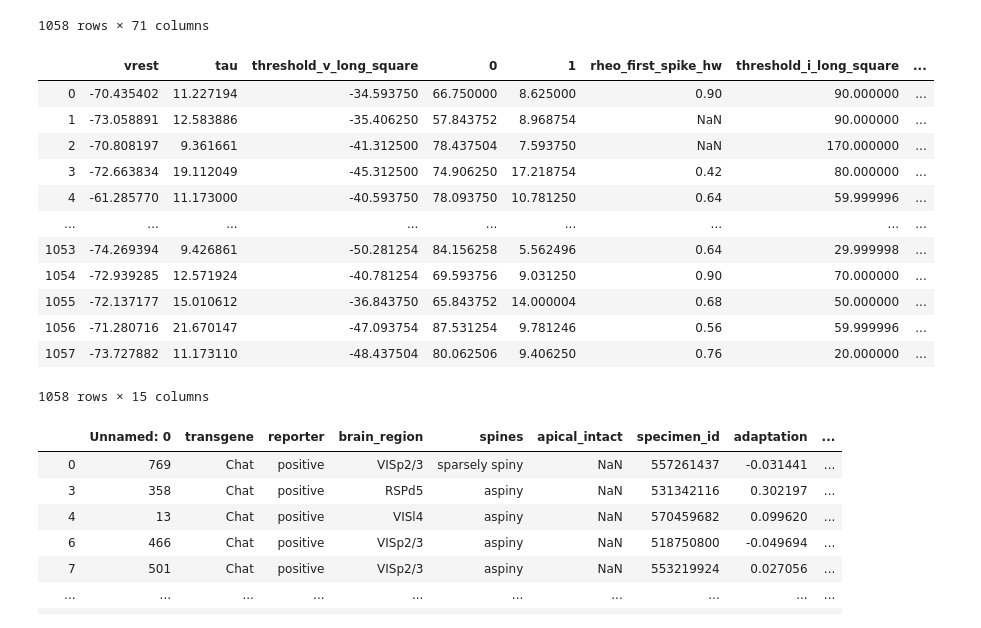
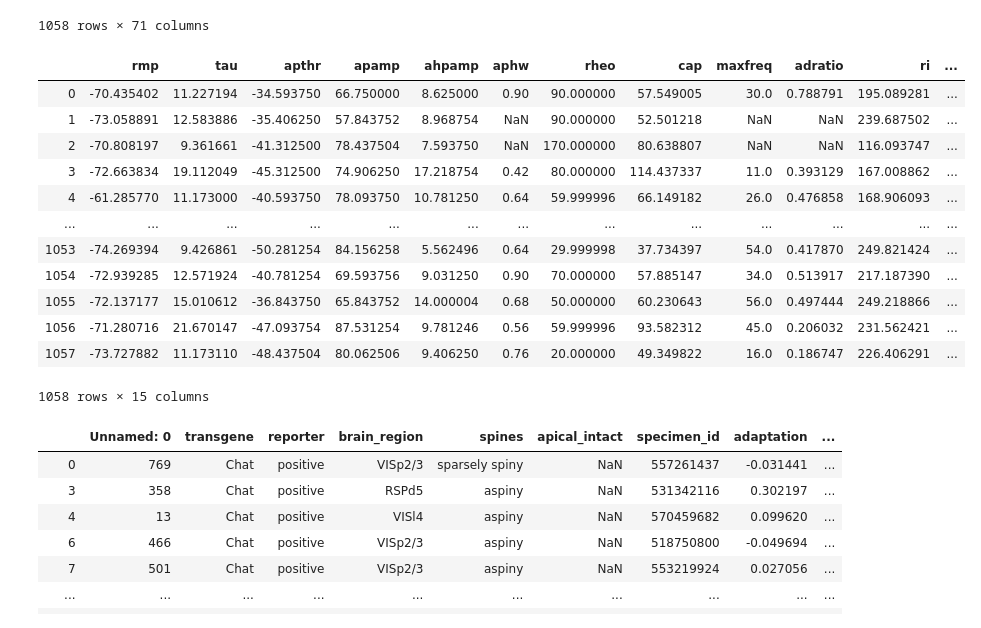
Before and after one commit to youngseok-seo/GeneExpression, a Jupyter notebook: Predicting Gene Expression with Lasso Models.ipynb, the cells around one changed output. Cells and saved outputs as stored; diff of their text form; code cells hidden in the pictures.

```diff
--- a/Predicting Gene Expression with Lasso Models.ipynb
+++ b/Predicting Gene Expression with Lasso Models.ipynb
@@ -33,42 +33,45 @@ csv
 # %%
 # select features and create a new data frame
 
 rmp = csv['vrest']
 tau = csv['tau']
 apthr = csv['threshold_v_long_square']
 apamp = np.subtract(csv['peak_v_long_square'], csv['threshold_v_long_square'])
 ahpamp = np.subtract(csv['threshold_v_long_square'], csv['fast_trough_v_long_square'])
 aphw = np.multiply(csv['rheo_first_spike_hw'], 1000)
 rheo = csv['threshold_i_long_square']
 cap = np.multiply(np.divide(csv['tau'], csv['ri']), 1000)
 maxfreq = csv['max_rate_long_square']
 adratio = csv['max_rate_first_mean_adratio']
 ri = csv['ri']
 sag = csv['sag']
 f_i_curve_slope = csv['f_i_curve_slope']
 avg_isi = csv['avg_isi']
 latency = csv['latency']
 
 f_cols = [rmp, tau, apthr, apamp, ahpamp, aphw, rheo, cap, maxfreq,
           adratio, ri, sag, f_i_curve_slope, avg_isi, latency]
 
 features = pd.concat(f_cols, axis=1)
 
+features.columns = ['rmp', 'tau', 'apthr', 'apamp', 'ahpamp', 'aphw', 'rheo', 'cap', 'maxfreq',
+                      'adratio', 'ri', 'sag', 'f_i_curve_slope', 'avg_isi', 'latency']
+
 
 features
 # %% [output]
-|  | vrest | tau | threshold_v_long_square | 0 | 1 | rheo_first_spike_hw | threshold_i_long_square | ... |
-| 0 | -70.435402 | 11.227194 | -34.593750 | 66.750000 | 8.625000 | 0.90 | 90.000000 | ... |
-| 1 | -73.058891 | 12.583886 | -35.406250 | 57.843752 | 8.968754 | NaN | 90.000000 | ... |
-| 2 | -70.808197 | 9.361661 | -41.312500 | 78.437504 | 7.593750 | NaN | 170.000000 | ... |
-| 3 | -72.663834 | 19.112049 | -45.312500 | 74.906250 | 17.218754 | 0.42 | 80.000000 | ... |
-| 4 | -61.285770 | 11.173000 | -40.593750 | 78.093750 | 10.781250 | 0.64 | 59.999996 | ... |
-| ... | ... | ... | ... | ... | ... | ... | ... | ... |
-| 1053 | -74.269394 | 9.426861 | -50.281254 | 84.156258 | 5.562496 | 0.64 | 29.999998 | ... |
-| 1054 | -72.939285 | 12.571924 | -40.781254 | 69.593756 | 9.031250 | 0.90 | 70.000000 | ... |
-| 1055 | -72.137177 | 15.010612 | -36.843750 | 65.843752 | 14.000004 | 0.68 | 50.000000 | ... |
-| 1056 | -71.280716 | 21.670147 | -47.093754 | 87.531254 | 9.781246 | 0.56 | 59.999996 | ... |
-| 1057 | -73.727882 | 11.173110 | -48.437504 | 80.062506 | 9.406250 | 0.76 | 20.000000 | ... |
+|  | rmp | tau | apthr | apamp | ahpamp | aphw | rheo | cap | maxfreq | adratio | ri | ... |
+| 0 | -70.435402 | 11.227194 | -34.593750 | 66.750000 | 8.625000 | 0.90 | 90.000000 | 57.549005 | 30.0 | 0.788791 | 195.089281 | ... |
+| 1 | -73.058891 | 12.583886 | -35.406250 | 57.843752 | 8.968754 | NaN | 90.000000 | 52.501218 | NaN | NaN | 239.687502 | ... |
+| 2 | -70.808197 | 9.361661 | -41.312500 | 78.437504 | 7.593750 | NaN | 170.000000 | 80.638807 | NaN | NaN | 116.093747 | ... |
+| 3 | -72.663834 | 19.112049 | -45.312500 | 74.906250 | 17.218754 | 0.42 | 80.000000 | 114.437337 | 11.0 | 0.393129 | 167.008862 | ... |
+| 4 | -61.285770 | 11.173000 | -40.593750 | 78.093750 | 10.781250 | 0.64 | 59.999996 | 66.149182 | 26.0 | 0.476858 | 168.906093 | ... |
+| ... | ... | ... | ... | ... | ... | ... | ... | ... | ... | ... | ... | ... |
+| 1053 | -74.269394 | 9.426861 | -50.281254 | 84.156258 | 5.562496 | 0.64 | 29.999998 | 37.734397 | 54.0 | 0.417870 | 249.821424 | ... |
+| 1054 | -72.939285 | 12.571924 | -40.781254 | 69.593756 | 9.031250 | 0.90 | 70.000000 | 57.885147 | 34.0 | 0.513917 | 217.187390 | ... |
+| 1055 | -72.137177 | 15.010612 | -36.843750 | 65.843752 | 14.000004 | 0.68 | 50.000000 | 60.230643 | 56.0 | 0.497444 | 249.218866 | ... |
+| 1056 | -71.280716 | 21.670147 | -47.093754 | 87.531254 | 9.781246 | 0.56 | 59.999996 | 93.582312 | 45.0 | 0.206032 | 231.562421 | ... |
+| 1057 | -73.727882 | 11.173110 | -48.437504 | 80.062506 | 9.406250 | 0.76 | 20.000000 | 49.349822 | 16.0 | 0.186747 | 226.406291 | ... |
 1058 rows × 15 columns
 # %%
 # remove rows with NaN ephys features
```
Also changed, not shown: 2 other files.
